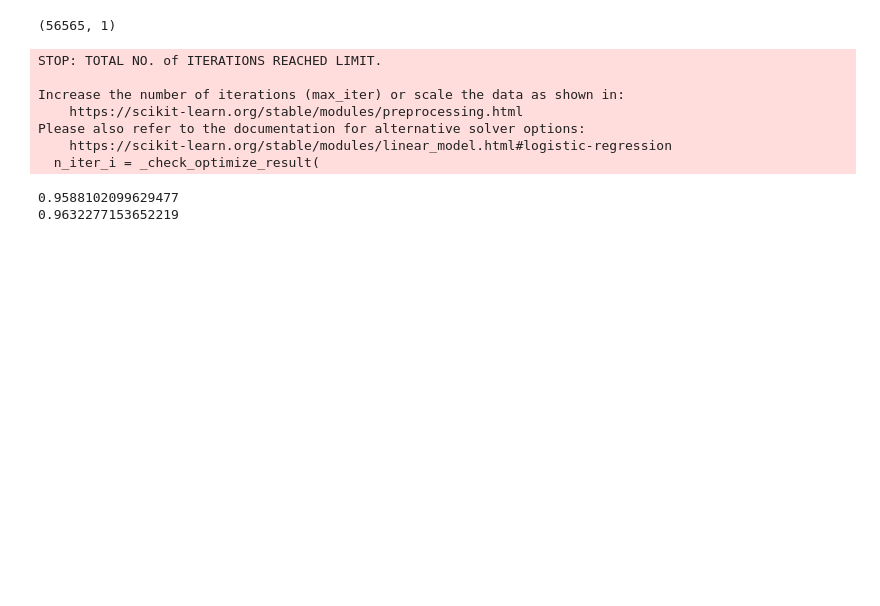
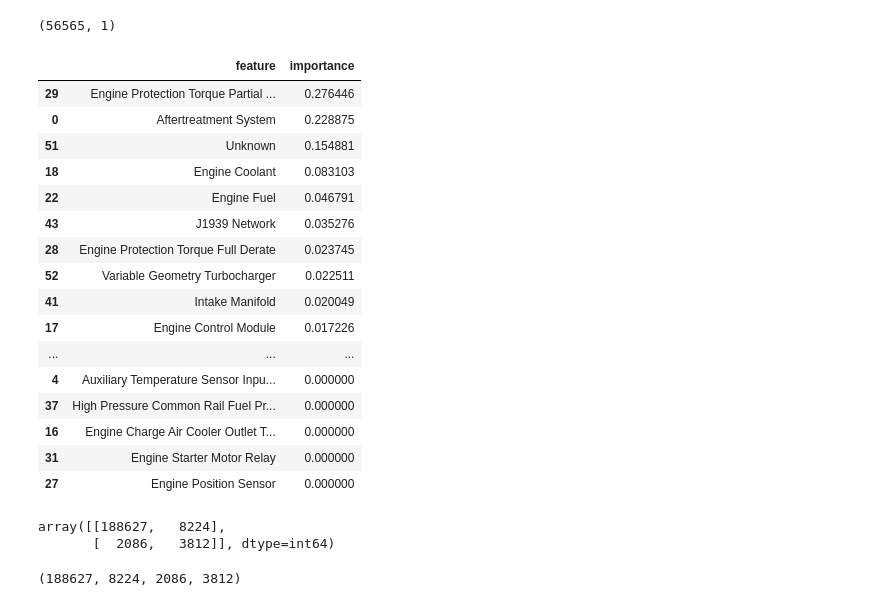
Before and after one commit to nss-data-science-cohort-5/big_g_express-the-index-out-of-rangers, a Jupyter notebook: notebooks/7day_prediction_windows.ipynb, the cells around one changed output. Drawn from its saved outputs; the diff is of its cells as text; code cells hidden in the pictures; blank space fills up the shorter version.

```diff
--- a/notebooks/7day_prediction_windows.ipynb
+++ b/notebooks/7day_prediction_windows.ipynb
@@ -252,14 +378,14 @@ obs_7_72 = obs_7_72.drop(columns='EquipmentID')
 # %%
 #creating training, testing, and validation dfs
-obs_7_72_training = obs_7_72[obs_7_72['modeling']=='training']
-obs_7_72_training = obs_7_72_training.drop(columns=['modeling', 'random'])
-print(obs_7_72_training.shape)
+obs_72_training = obs_72[obs_72['modeling']=='training']
+obs_72_training = obs_72_training.drop(columns=['modeling', 'random'])
+print(obs_72_training.shape)
 
-obs_7_72_test = obs_7_72[obs_7_72['modeling']=='testing']
-obs_7_72_test = obs_7_72_test.drop(columns=['modeling', 'random'])
-print(obs_7_72_test.shape)
+obs_72_test = obs_72[obs_72['modeling']=='testing']
+obs_72_test = obs_72_test.drop(columns=['modeling', 'random'])
+print(obs_72_test.shape)
 
-obs_7_72_validation = obs_7_72[obs_7_72['modeling']=='validation']
-obs_7_72_validation = obs_7_72_validation.drop(columns=['modeling', 'random'])
-print(obs_7_72_validation.shape)
+obs_72_validation = obs_72[obs_72['modeling']=='validation']
+obs_72_validation = obs_72_validation.drop(columns=['modeling', 'random'])
+print(obs_72_validation.shape)
 # %% [output]
@@ -269,5 +395,5 @@ print(obs_7_72_validation.shape)
 # %%
-df_sampling = obs_7_72_training
+df_sampling = obs_72_training
 df_sampling_non_tenth = df_sampling[df_sampling['derate_within_72hr'] == 0][0:18855]
 # %%
 df_sampling_derate_tenth = pd.concat([df_sampling[df_sampling['derate_within_72hr']==1], df_sampling_non_tenth])
@@ -313,10 +439,0 @@ logistic = LogisticRegression()
-# %%
-logreg = logistic.fit(X_resampled, y_resampled)
-# %% [output]
-STOP: TOTAL NO. of ITERATIONS REACHED LIMIT.
-
-Increase the number of iterations (max_iter) or scale the data as shown in:
-    https://scikit-learn.org/stable/modules/preprocessing.html
-Please also refer to the documentation for alternative solver options:
-    https://scikit-learn.org/stable/modules/linear_model.html#logistic-regression
-  n_iter_i = _check_optimize_result(
@@ -326,8 +440,38 @@ y_test = obs_7_72_test[target]
-# %%
-y_pred = logreg.predict(X_test)
-
-print(accuracy_score(y_test,y_pred))
-print(f1_score(y_test, y_pred, average = 'weighted'))
-# %% [output]
-0.9588102099629477
-0.9632277153652219
+# %%
+rf_pipeline = Pipeline(
+    steps = [
+        ('scale', MinMaxScaler()),
+        ('rf_clf', RandomForestClassifier(n_estimators = 500, n_jobs = -1, random_state = 69))
+    ]
+)
+# %%
+rand_forest = rf_pipeline.fit(X_resampled, y_resampled)
+rf_pipeline.score(X_test, y_test)
+
+y_pred = rand_forest.predict(X_test)
+# %%
+data = {'feature': np.array(X_resampled.columns), 'importance': rf_pipeline.named_steps['rf_clf'].feature_importances_}
+pd.DataFrame(data).sort_values('importance', ascending = False)
+# %% [output]
+|  | feature | importance |
+| 29 | Engine Protection Torque Partial ... | 0.276446 |
+| 0 | Aftertreatment System | 0.228875 |
+| 51 | Unknown | 0.154881 |
+| 18 | Engine Coolant | 0.083103 |
+| 22 | Engine Fuel | 0.046791 |
+| 43 | J1939 Network | 0.035276 |
+| 28 | Engine Protection Torque Full Derate | 0.023745 |
+| 52 | Variable Geometry Turbocharger | 0.022511 |
+| 41 | Intake Manifold | 0.020049 |
+| 17 | Engine Control Module | 0.017226 |
+| ... | ... | ... |
+| 4 | Auxiliary Temperature Sensor Inpu... | 0.000000 |
+| 37 | High Pressure Common Rail Fuel Pr... | 0.000000 |
+| 16 | Engine Charge Air Cooler Outlet T... | 0.000000 |
+| 31 | Engine Starter Motor Relay | 0.000000 |
+| 27 | Engine Position Sensor | 0.000000 |
+# %%
+confusion_matrix(y_test, y_pred)
+# %% [output]
+array([[188627,   8224],
+       [  2086,   3812]], dtype=int64)
@@ -333,0 +480,4 @@ print(f1_score(y_test, y_pred, average = 'weighted'))
+# %%
+(tn, fp, fn, tp)
+# %% [output]
+(188627, 8224, 2086, 3812)
```
Also changed, not shown: parts of 54 cells of this notebook, 4 other files.
